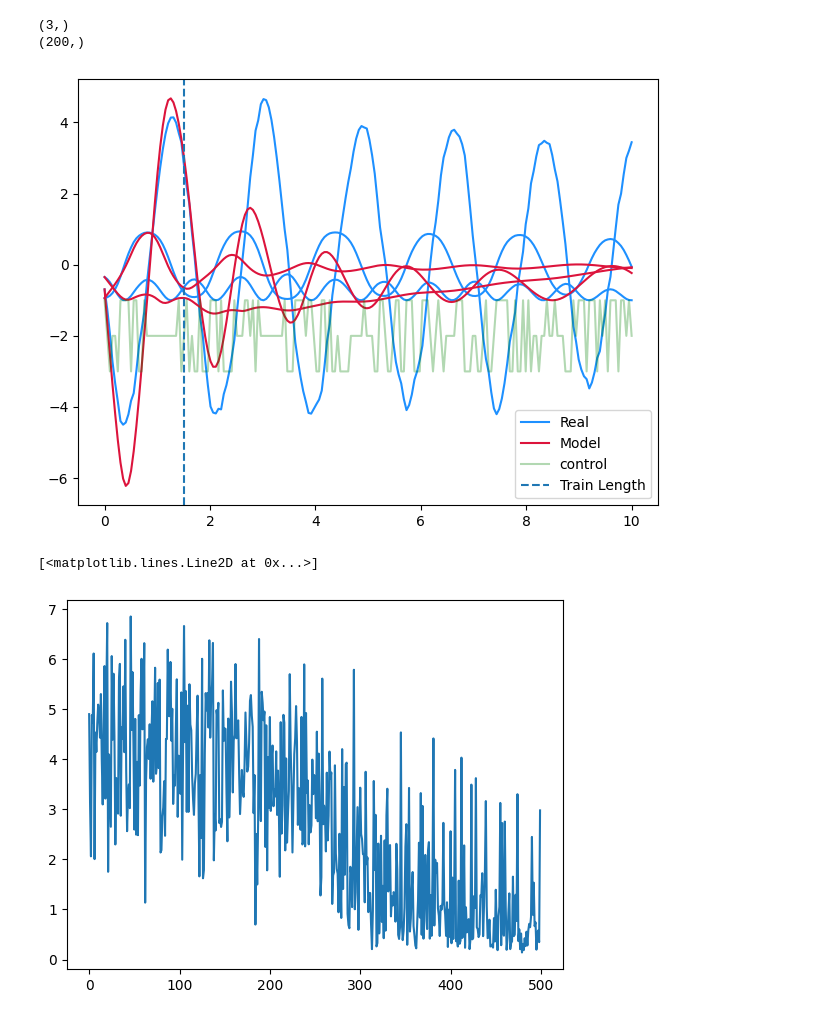
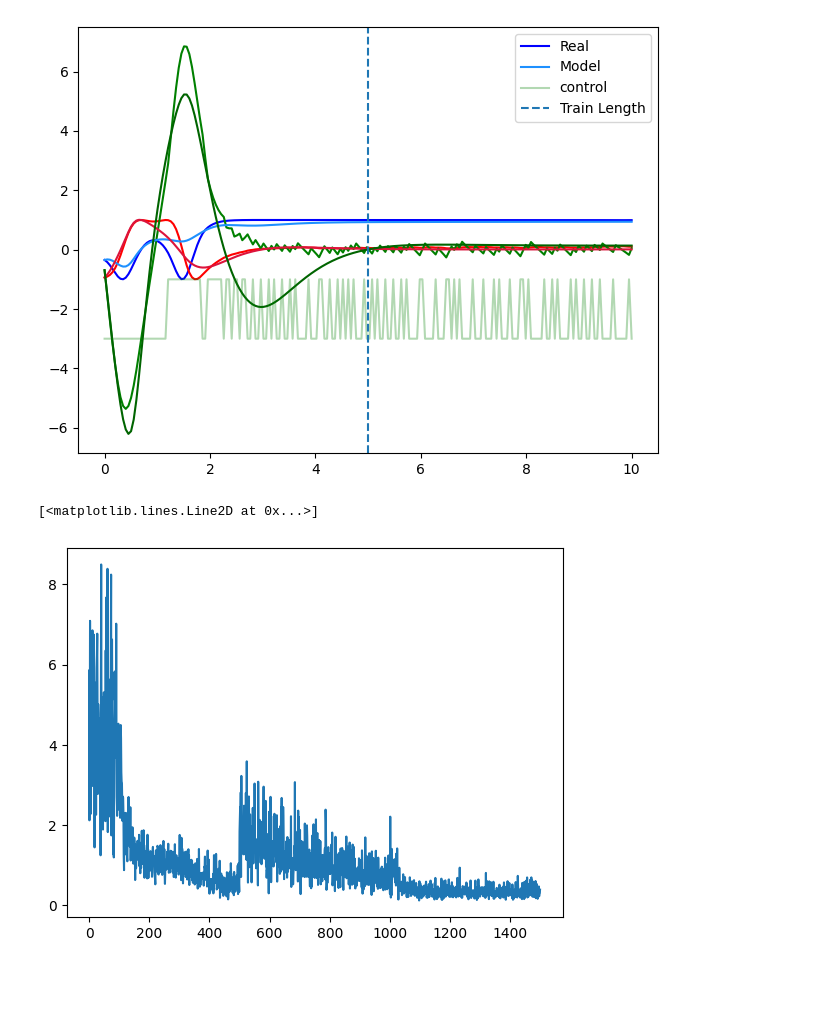
Before and after one commit to M-wag/mpc_pendelum, a Jupyter notebook: _code/train_ode.ipynb, the cells around one changed output. Saved outputs shown, nothing was run; the diff lists cells and outputs as text; code cells hidden in the pictures; blank space fills up the shorter version.

```diff
--- a/_code/train_ode.ipynb
+++ b/_code/train_ode.ipynb
@@ -29,10 +27,13 @@ def rollout_on_real_sys(key, params, model_static, env_params, n_trajectories):
 # %%
 SEED = 0
 key_policy, key_rollout, key_ODE = jr.split(jr.PRNGKey(SEED), 3)
-len_strat = (0.15, )
+len_strat = (0.5, )
 
 # Generate rollout on policy
-policy = NeuralNetwork(input_size=3 , output_size=3, width_size=50, depth=1, key=key_policy)
+# policy = NeuralNetwork(input_size=3 , output_size=3, width_size=50, depth=1, key=key_policy)
+with open('../weights/policy/gamma.pkl', 'rb') as file:
+    policy = dill.load(file)
+
 policy_params, policy_static = eqx.partition(policy, eqx.is_inexact_array)
 _, env_params = gymnax.make("Pendulum-v1")
 n_trajectories = 100
@@ -42,5 +43,7 @@ ts, data, reward = rollout_on_real_sys(key_rollout, policy_params, policy_static
 ODE_model = NeuralODE(4, 3, width_size=20, depth=4, key=key_ODE)
 ODE_params, ODE_static = eqx.partition(ODE_model, eqx.is_inexact_array)
 ys, losses, ODE_model = train_dynamics(data, ts, ODE_params, ODE_static, key=key_ODE,
-                                       length_strategy=len_strat)
+                                       lr_strategy=(3e-3, 3e-3, 3e-3),
+                                       steps_strategy=(500, 500, 500),
+                                       length_strategy=(0.10, 0.50, 1.0))
 # %% [output]
@@ -53,32 +70,28 @@ Step: 499, Loss: 2.9926962852478027, Computation time: 0.03443098068237305
 # %%
 y0 = data[0, 0, :-1]
 us = data[0, :, -1]
 
-print(y0.shape)
-print(us.shape)
-plt.plot(ts, data[0, :, 0], c="dodgerblue", label="Real")
-plt.plot(ts, data[0, :, 1], c="dodgerblue")
-plt.plot(ts, data[0, :, 2], c="dodgerblue")
+plt.plot(ts, data[0, :, 0], c="blue", label="Real")
+plt.plot(ts, data[0, :, 1], c="red")
+plt.plot(ts, data[0, :, 2], c="green")
 
 model_y = ODE_model(ts, y0, us)
 
-plt.plot(ts, model_y[:, 0], c="crimson", label="Model")
+plt.plot(ts, model_y[:, 0], c="dodgerblue", label="Model")
 plt.plot(ts, model_y[:, 1], c="crimson")
-plt.plot(ts, model_y[:, 2], c="crimson")
+plt.plot(ts, model_y[:, 2], c="darkgreen")
 
 plt.plot(ts, us - 2, c="green", alpha=0.3, label='control')
 plt.axvline(ts[-1] * len_strat[0], linestyle='--', label='Train Length')
 
 plt.legend()
 plt.tight_layout()
 
 plt.show()
 # %% [output]
-(3,)
-(200,)
-[figure, old version]
+[figure, new version]
 # %%
 plt.plot(losses)
 # %% [output]
 [<matplotlib.lines.Line2D at 0x...>]
-[figure, old version]
+[figure, new version]
```
Also changed, not shown: parts of 2 cells of this notebook, 10 other files.
